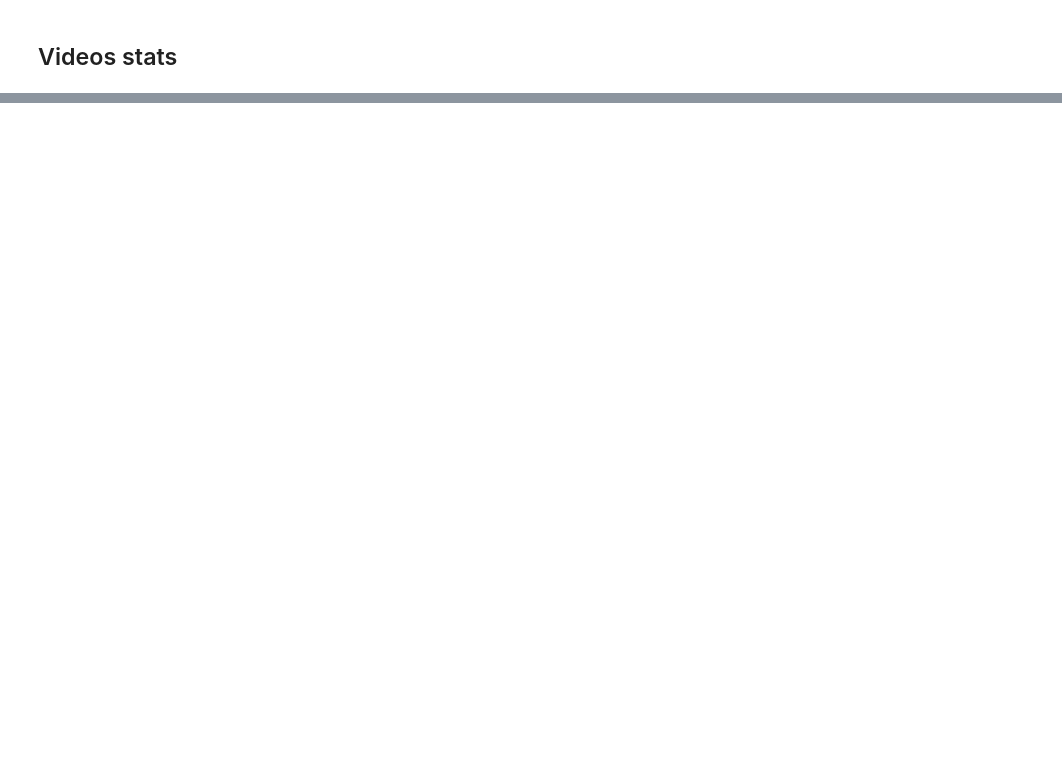
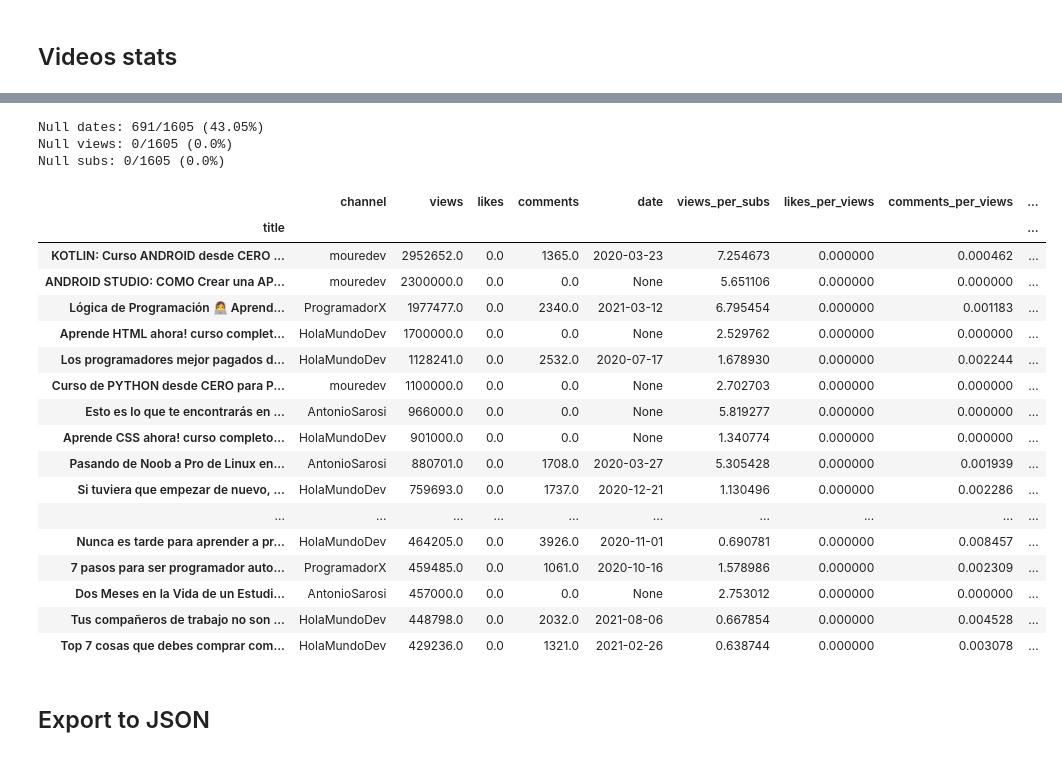
Before and after one commit to BrianValdiviesoDev/social-analyzer-api, a Jupyter notebook: notebooks/analytics.ipynb, the cells around one changed output, grey strips where cells are left out. Drawn from its saved outputs; the diff is of its cells as text; code cells hidden in the pictures; blank space fills up the shorter version.

```diff
--- a/notebooks/analytics.ipynb
+++ b/notebooks/analytics.ipynb
@@ -214,0 +195,36 @@ df.sort_values(by=["views_per_subs"], ascending=False).head(20)
+# %%
+totalVideos = len(df.index)
+nullDates = np.sum(pd.isnull(df['date']))
+print(f"Null dates: {nullDates}/{totalVideos} ({round(nullDates/totalVideos*100, 2)}%)")
+
+nullViews = np.sum(pd.isnull(df['views']))
+print(f"Null views: {nullViews}/{totalVideos} ({round(nullViews/totalVideos*100, 2)}%)")
+
+nullSubs = np.sum(pd.isnull(df['subs']))
+print(f"Null subs: {nullSubs}/{totalVideos} ({round(nullSubs/totalVideos*100, 2)}%)")
+
+df.sort_values(by=["views"], ascending=False).head(30)
+# %% [output]
+Null dates: 691/1605 (43.05%)
+Null views: 0/1605 (0.0%)
+Null subs: 0/1605 (0.0%)
+|  | channel | views | likes | comments | date | views_per_subs | likes_per_views | comments_per_views | ... |
+| title |  |  |  |  |  |  |  |  | ... |
+| KOTLIN: Curso ANDROID desde CERO ... | mouredev | 2952652.0 | 0.0 | 1365.0 | 2020-03-23 | 7.254673 | 0.000000 | 0.000462 | ... |
+| ANDROID STUDIO: COMO Crear una AP... | mouredev | 2300000.0 | 0.0 | 0.0 | None | 5.651106 | 0.000000 | 0.000000 | ... |
+| Lógica de Programación 👩‍💻 Aprend... | ProgramadorX | 1977477.0 | 0.0 | 2340.0 | 2021-03-12 | 6.795454 | 0.000000 | 0.001183 | ... |
+| Aprende HTML ahora! curso complet... | HolaMundoDev | 1700000.0 | 0.0 | 0.0 | None | 2.529762 | 0.000000 | 0.000000 | ... |
+| Los programadores mejor pagados d... | HolaMundoDev | 1128241.0 | 0.0 | 2532.0 | 2020-07-17 | 1.678930 | 0.000000 | 0.002244 | ... |
+| Curso de PYTHON desde CERO para P... | mouredev | 1100000.0 | 0.0 | 0.0 | None | 2.702703 | 0.000000 | 0.000000 | ... |
+| Esto es lo que te encontrarás en ... | AntonioSarosi | 966000.0 | 0.0 | 0.0 | None | 5.819277 | 0.000000 | 0.000000 | ... |
+| Aprende CSS ahora! curso completo... | HolaMundoDev | 901000.0 | 0.0 | 0.0 | None | 1.340774 | 0.000000 | 0.000000 | ... |
+| Pasando de Noob a Pro de Linux en... | AntonioSarosi | 880701.0 | 0.0 | 1708.0 | 2020-03-27 | 5.305428 | 0.000000 | 0.001939 | ... |
+| Si tuviera que empezar de nuevo, ... | HolaMundoDev | 759693.0 | 0.0 | 1737.0 | 2020-12-21 | 1.130496 | 0.000000 | 0.002286 | ... |
+| ... | ... | ... | ... | ... | ... | ... | ... | ... | ... |
+| Nunca es tarde para aprender a pr... | HolaMundoDev | 464205.0 | 0.0 | 3926.0 | 2020-11-01 | 0.690781 | 0.000000 | 0.008457 | ... |
+| 7 pasos para ser programador auto... | ProgramadorX | 459485.0 | 0.0 | 1061.0 | 2020-10-16 | 1.578986 | 0.000000 | 0.002309 | ... |
+| Dos Meses en la Vida de un Estudi... | AntonioSarosi | 457000.0 | 0.0 | 0.0 | None | 2.753012 | 0.000000 | 0.000000 | ... |
+| Tus compañeros de trabajo no son ... | HolaMundoDev | 448798.0 | 0.0 | 2032.0 | 2021-08-06 | 0.667854 | 0.000000 | 0.004528 | ... |
+| Top 7 cosas que debes comprar com... | HolaMundoDev | 429236.0 | 0.0 | 1321.0 | 2021-02-26 | 0.638744 | 0.000000 | 0.003078 | ... |
+# %% [markdown]
+## Export to JSON
```
Also changed, not shown: parts of 7 cells of this notebook, 3 other files.
